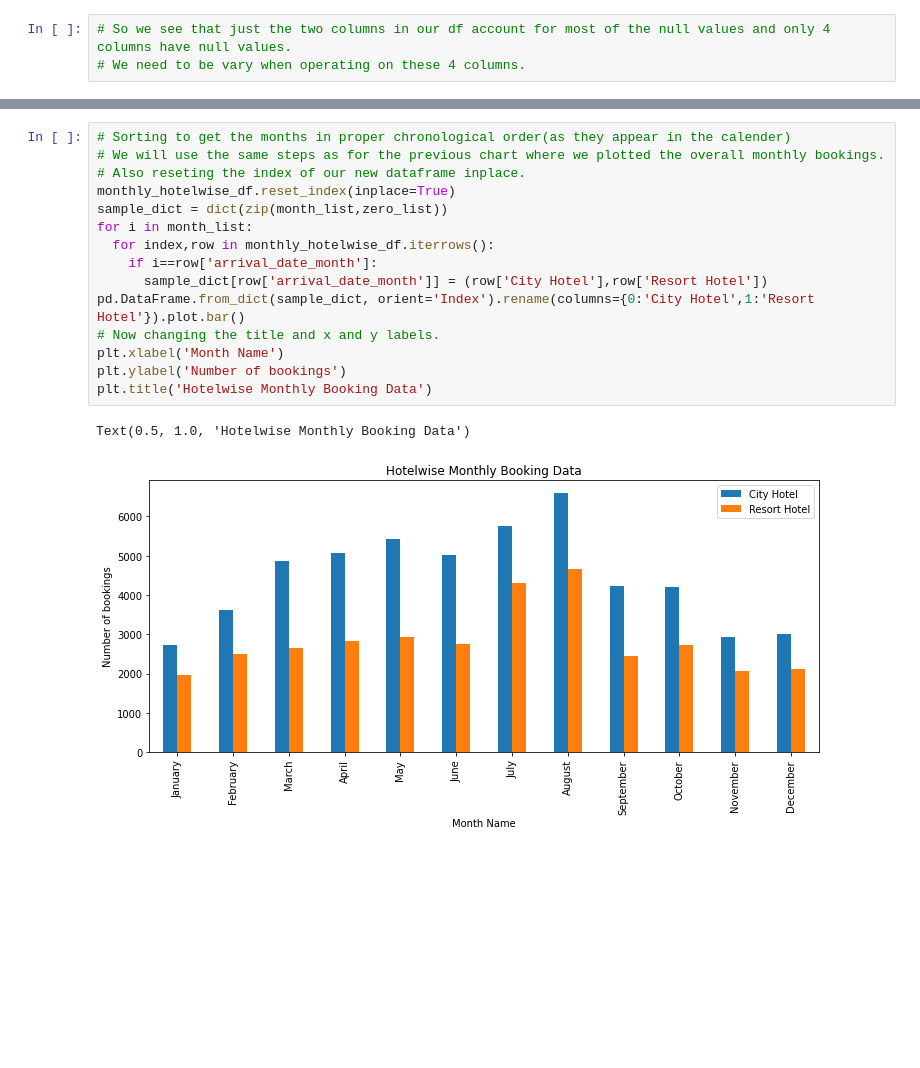
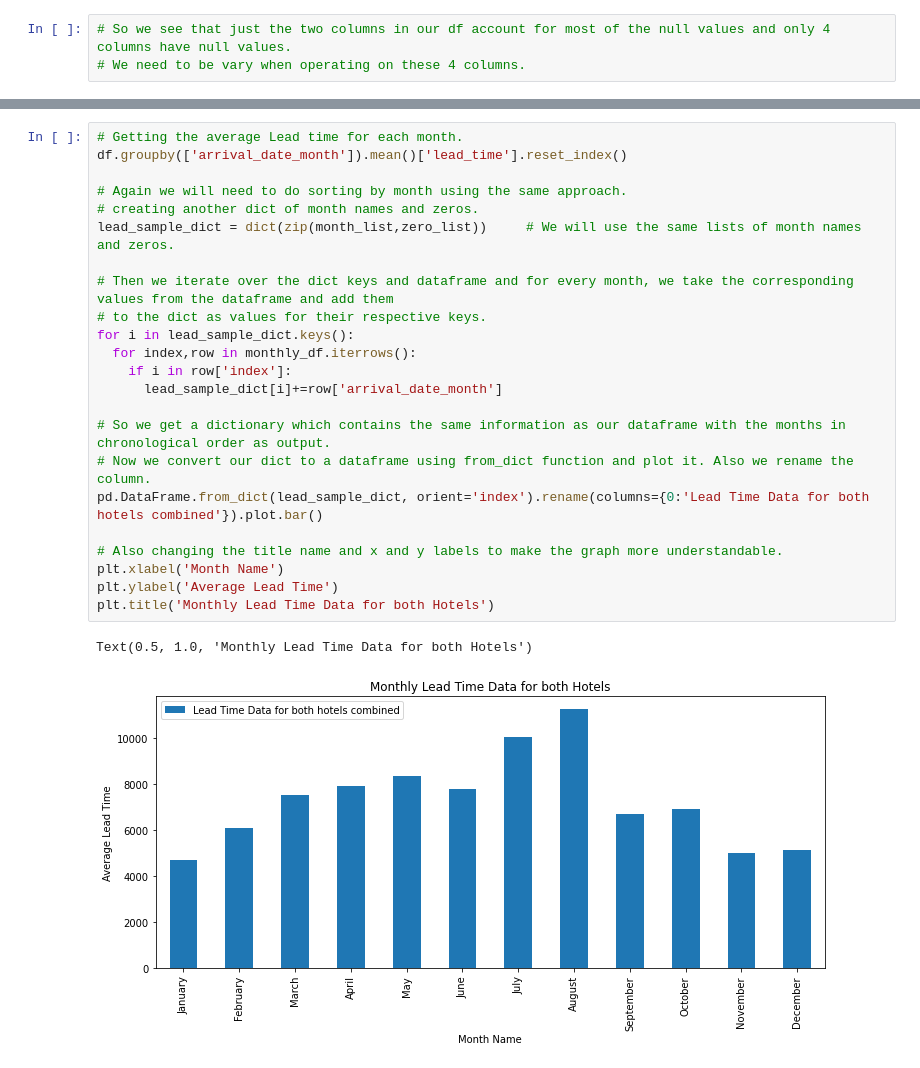
Before and after one commit to gopaljigupta45/Gopal-Ji-Gupta-EDA-Hotel-Booking, a Jupyter notebook: GOPAL_JI_GUPTA_Hotel_Booking_Analysis_Capstone_Project.ipynb, the cells around one changed output, grey strips where cells are left out. Drawn from its saved outputs; the diff is of its cells as text; blank space fills up the shorter version.

```diff
--- a/GOPAL_JI_GUPTA_Hotel_Booking_Analysis_Capstone_Project.ipynb
+++ b/GOPAL_JI_GUPTA_Hotel_Booking_Analysis_Capstone_Project.ipynb
@@ -200,18 +241,26 @@ monthly_hotelwise_df.plot.bar()
-# %%
-# Sorting to get the months in proper chronological order(as they appear in the calender)
-# We will use the same steps as for the previous chart where we plotted the overall monthly bookings.
-# Also reseting the index of our new dataframe inplace.
-monthly_hotelwise_df.reset_index(inplace=True)
-sample_dict = dict(zip(month_list,zero_list))
-for i in month_list:
-  for index,row in monthly_hotelwise_df.iterrows():
-    if i==row['arrival_date_month']:
-      sample_dict[row['arrival_date_month']] = (row['City Hotel'],row['Resort Hotel'])
-pd.DataFrame.from_dict(sample_dict, orient='Index').rename(columns={0:'City Hotel',1:'Resort Hotel'}).plot.bar()
-# Now changing the title and x and y labels.
-plt.xlabel('Month Name')
-plt.ylabel('Number of bookings')
-plt.title('Hotelwise Monthly Booking Data')
-# %% [output]
-Text(0.5, 1.0, 'Hotelwise Monthly Booking Data')
-[figure, removed]
+# %%
+# Getting the average Lead time for each month.
+df.groupby(['arrival_date_month']).mean()['lead_time'].reset_index()
+
+# Again we will need to do sorting by month using the same approach.
+# creating another dict of month names and zeros.
+lead_sample_dict = dict(zip(month_list,zero_list))     # We will use the same lists of month names and zeros.
+
+# Then we iterate over the dict keys and dataframe and for every month, we take the corresponding values from the dataframe and add them
+# to the dict as values for their respective keys.
+for i in lead_sample_dict.keys():
+  for index,row in monthly_df.iterrows():
+    if i in row['index']:
+      lead_sample_dict[i]+=row['arrival_date_month']
+
+# So we get a dictionary which contains the same information as our dataframe with the months in chronological order as output.
+# Now we convert our dict to a dataframe using from_dict function and plot it. Also we rename the column.
+pd.DataFrame.from_dict(lead_sample_dict, orient='index').rename(columns={0:'Lead Time Data for both hotels combined'}).plot.bar()
+
+# Also changing the title name and x and y labels to make the graph more understandable.
+plt.xlabel('Month Name')
+plt.ylabel('Average Lead Time')
+plt.title('Monthly Lead Time Data for both Hotels')
+# %% [output]
+Text(0.5, 1.0, 'Monthly Lead Time Data for both Hotels')
+[figure, added]
```
Also changed, not shown: parts of 10 cells of this notebook.
